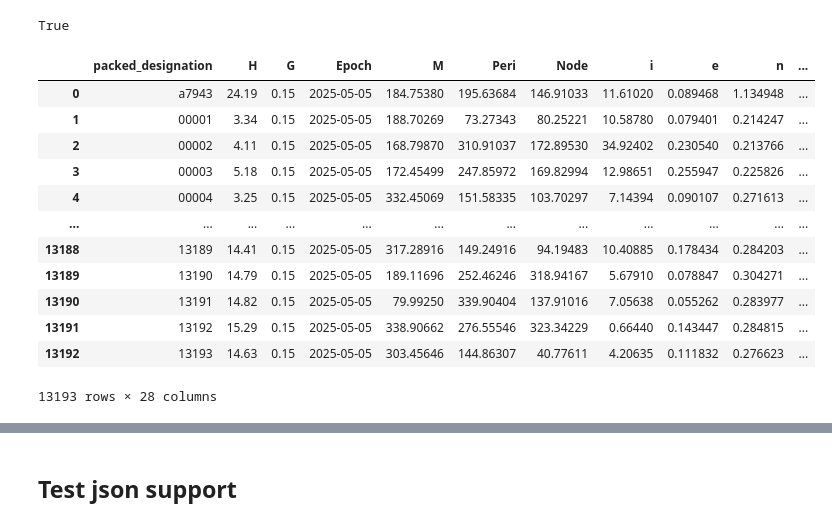
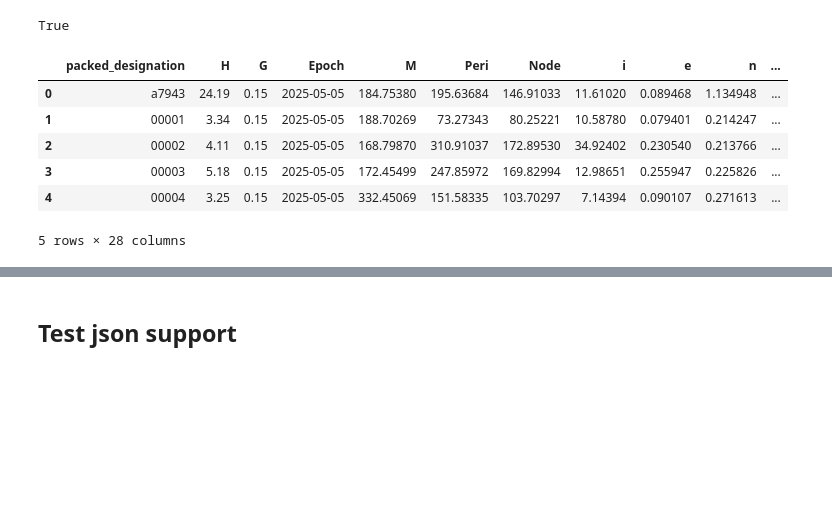
Before and after one commit to nachoplus/mpcorbfile, a Jupyter notebook: jupyter/test.ipynb, the cells around one changed output, grey strips where cells are left out. Drawn from its saved outputs; the diff is of its cells as text; code cells hidden in the pictures; blank space fills up the shorter version.

```diff
--- a/jupyter/test.ipynb
+++ b/jupyter/test.ipynb
@@ -79,18 +81,14 @@ f.write("new_mcorb.dat")
 True
 # %%
 import pandas as pd
-pd.DataFrame(bodies)
+
+df=pd.DataFrame(bodies)
+df.head()
 # %% [output]
 |  | packed_designation | H | G | Epoch | M | Peri | Node | i | e | n | ... |
 | 0 | a7943 | 24.19 | 0.15 | 2025-05-05 | 184.75380 | 195.63684 | 146.91033 | 11.61020 | 0.089468 | 1.134948 | ... |
 | 1 | 00001 | 3.34 | 0.15 | 2025-05-05 | 188.70269 | 73.27343 | 80.25221 | 10.58780 | 0.079401 | 0.214247 | ... |
 | 2 | 00002 | 4.11 | 0.15 | 2025-05-05 | 168.79870 | 310.91037 | 172.89530 | 34.92402 | 0.230540 | 0.213766 | ... |
 | 3 | 00003 | 5.18 | 0.15 | 2025-05-05 | 172.45499 | 247.85972 | 169.82994 | 12.98651 | 0.255947 | 0.225826 | ... |
 | 4 | 00004 | 3.25 | 0.15 | 2025-05-05 | 332.45069 | 151.58335 | 103.70297 | 7.14394 | 0.090107 | 0.271613 | ... |
-| ... | ... | ... | ... | ... | ... | ... | ... | ... | ... | ... | ... |
-| 13188 | 13189 | 14.41 | 0.15 | 2025-05-05 | 317.28916 | 149.24916 | 94.19483 | 10.40885 | 0.178434 | 0.284203 | ... |
-| 13189 | 13190 | 14.79 | 0.15 | 2025-05-05 | 189.11696 | 252.46246 | 318.94167 | 5.67910 | 0.078847 | 0.304271 | ... |
-| 13190 | 13191 | 14.82 | 0.15 | 2025-05-05 | 79.99250 | 339.90404 | 137.91016 | 7.05638 | 0.055262 | 0.283977 | ... |
-| 13191 | 13192 | 15.29 | 0.15 | 2025-05-05 | 338.90662 | 276.55546 | 323.34229 | 0.66440 | 0.143447 | 0.284815 | ... |
-| 13192 | 13193 | 14.63 | 0.15 | 2025-05-05 | 303.45646 | 144.86307 | 40.77611 | 4.20635 | 0.111832 | 0.276623 | ... |
-13193 rows × 28 columns
+5 rows × 28 columns
```
Also changed, not shown: parts of 11 cells of this notebook, 13 other files.
